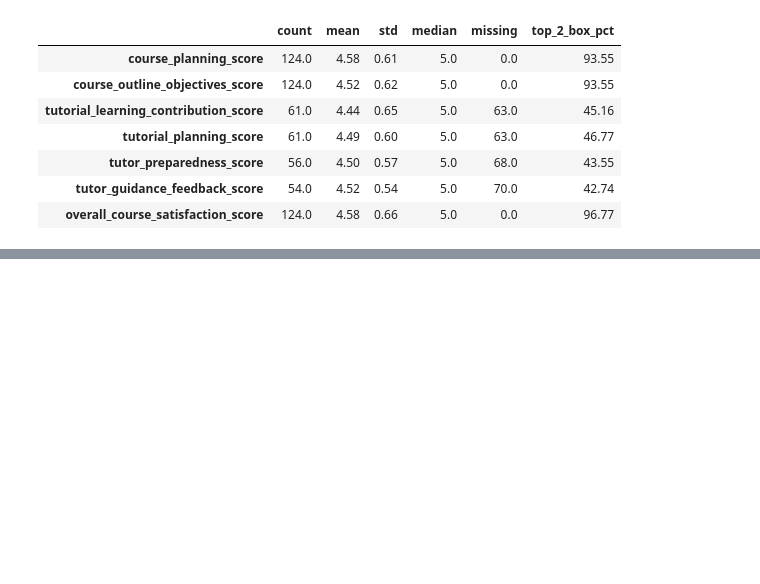
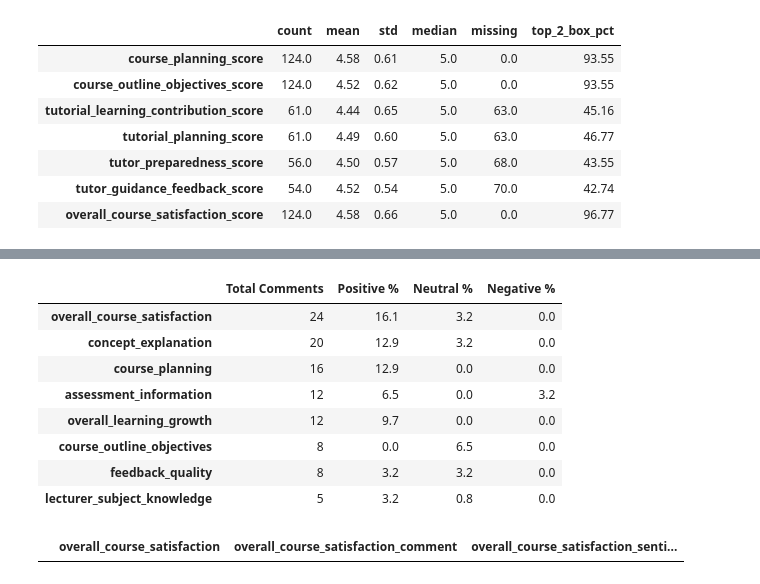
Before and after one commit to siyatshangela/course-evaluation-analysis, a Jupyter notebook: notebook/analysis.ipynb, the cells around one changed output, grey strips where cells are left out. Cells and saved outputs as stored; diff of their text form; code cells hidden in the pictures; blank space fills up the shorter version.

```diff
--- a/notebook/analysis.ipynb
+++ b/notebook/analysis.ipynb
@@ -591,0 +641,2 @@ Name: overall_course_satisfaction_score, dtype: float64
+# %%
+df = df.dropna(how='all', axis=1)
@@ -591,0 +749,32 @@ Name: overall_course_satisfaction_score, dtype: float64
+# %%
+sent_cat_cols = [c for c in df.columns if c.endswith('_sentiment_category')]
+
+sentiment_summary = pd.DataFrame({
+    'Total Comments': df[sent_cat_cols].notnull().sum(),
+    'Positive %': (df[sent_cat_cols] == 'Positive').mean() * 100,
+    'Neutral %': (df[sent_cat_cols] == 'Neutral').mean() * 100,
+    'Negative %': (df[sent_cat_cols] == 'Negative').mean() * 100
+})
+
+sentiment_summary.index = sentiment_summary.index.str.replace('_sentiment_category', '')
+sentiment_summary.round(1).sort_values(by='Total Comments', ascending=False)
+# %% [output]
+|  | Total Comments | Positive % | Neutral % | Negative % |
+| overall_course_satisfaction | 24 | 16.1 | 3.2 | 0.0 |
+| concept_explanation | 20 | 12.9 | 3.2 | 0.0 |
+| course_planning | 16 | 12.9 | 0.0 | 0.0 |
+| assessment_information | 12 | 6.5 | 0.0 | 3.2 |
+| overall_learning_growth | 12 | 9.7 | 0.0 | 0.0 |
+| course_outline_objectives | 8 | 0.0 | 6.5 | 0.0 |
+| feedback_quality | 8 | 3.2 | 3.2 | 0.0 |
+| lecturer_subject_knowledge | 5 | 3.2 | 0.8 | 0.0 |
+# %%
+negative_feedback = df[df['overall_course_satisfaction_sentiment_category'] == 'Negative']
+
+negative_feedback[[
+    'overall_course_satisfaction',
+    'overall_course_satisfaction_comment',
+    'overall_course_satisfaction_sentiment_score'
+]]
+# %% [output]
+|  | overall_course_satisfaction | overall_course_satisfaction_comment | overall_course_satisfaction_senti... |
```
Also changed, not shown: parts of 21 cells of this notebook.
